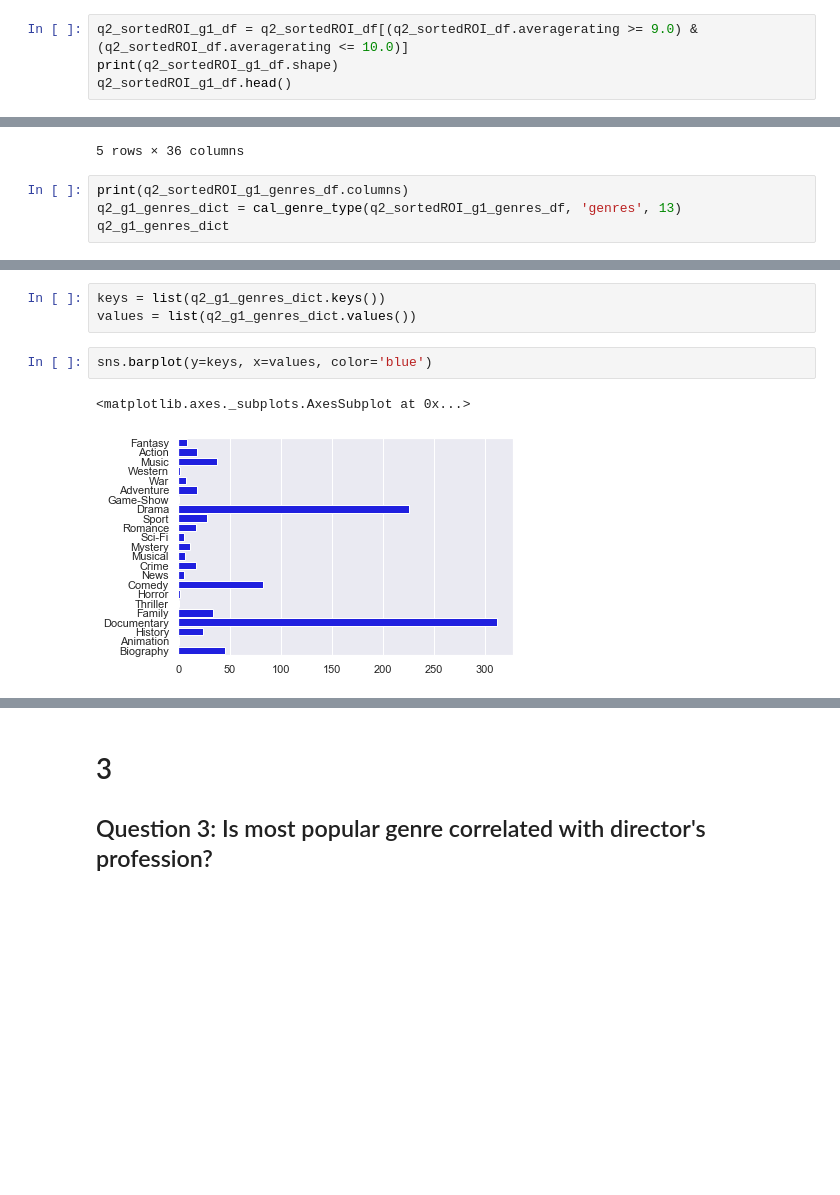
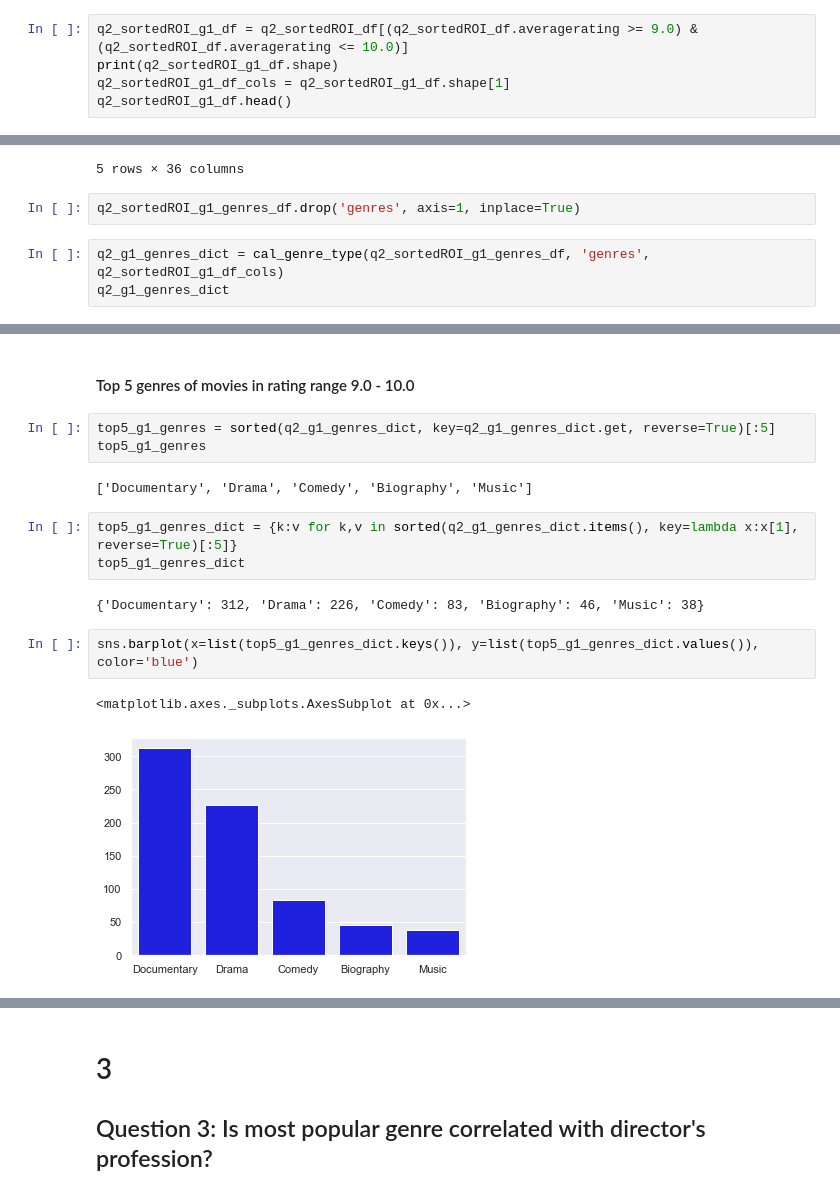
Before and after one commit to renjmindy/dsc-mod-1-project-v2-1-onl01-dtsc-ft-052620, a Jupyter notebook: student_v5.ipynb, the cells around one changed output, grey strips where cells are left out. Drawn from its saved outputs; the diff is of its cells as text; blank space fills up the shorter version.

```diff
--- a/student_v5.ipynb
+++ b/student_v5.ipynb
@@ -593,6 +662,7 @@ See the caveats in the documentation: http://pandas.pydata.org/pandas-docs/stabl
 # %%
 q2_sortedROI_g1_df = q2_sortedROI_df[(q2_sortedROI_df.averagerating >= 9.0) & (q2_sortedROI_df.averagerating <= 10.0)]
 print(q2_sortedROI_g1_df.shape)
+q2_sortedROI_g1_df_cols = q2_sortedROI_g1_df.shape[1]
 q2_sortedROI_g1_df.head()
 # %% [output]
 (604, 13)
@@ -685,8 +760,9 @@ See the caveats in the documentation: http://pandas.pydata.org/pandas-docs/stabl
 | Loreto Di Cesare | nm7223265 | cinematographer,director,producer | tt10379142,tt4960818,tt6341118,tt... | tt4960818 | 5 | director | Revolution Food | ... |
 | Daniel Alexander | nm4166962 | director | tt1770682 | tt1770682 | 5 | director | Freeing Bernie Baran | ... |
 5 rows × 36 columns
+# %%
+q2_sortedROI_g1_genres_df.drop('genres', axis=1, inplace=True)
 # %%
-print(q2_sortedROI_g1_genres_df.columns)
-q2_g1_genres_dict = cal_genre_type(q2_sortedROI_g1_genres_df, 'genres', 13)
+q2_g1_genres_dict = cal_genre_type(q2_sortedROI_g1_genres_df, 'genres', q2_sortedROI_g1_df_cols)
 q2_g1_genres_dict
 # %% [output]
@@ -718,8 +787,17 @@ Index(['nconst', 'primary_profession', 'known_for_titles', 'tconst',
-# %%
-keys = list(q2_g1_genres_dict.keys())
-values = list(q2_g1_genres_dict.values())
+# %% [markdown]
+#### Top 5 genres of movies in rating range 9.0 - 10.0
+# %%
+top5_g1_genres = sorted(q2_g1_genres_dict, key=q2_g1_genres_dict.get, reverse=True)[:5]
+top5_g1_genres
+# %% [output]
+['Documentary', 'Drama', 'Comedy', 'Biography', 'Music']
+# %%
+top5_g1_genres_dict = {k:v for k,v in sorted(q2_g1_genres_dict.items(), key=lambda x:x[1], reverse=True)[:5]}
+top5_g1_genres_dict
+# %% [output]
+{'Documentary': 312, 'Drama': 226, 'Comedy': 83, 'Biography': 46, 'Music': 38}
 # %%
-sns.barplot(y=keys, x=values, color='blue')
+sns.barplot(x=list(top5_g1_genres_dict.keys()), y=list(top5_g1_genres_dict.values()), color='blue')
 # %% [output]
 <matplotlib.axes._subplots.AxesSubplot at 0x...>
-[figure, old version]
+[figure, new version]
```
Also changed, not shown: parts of 59 cells of this notebook.
